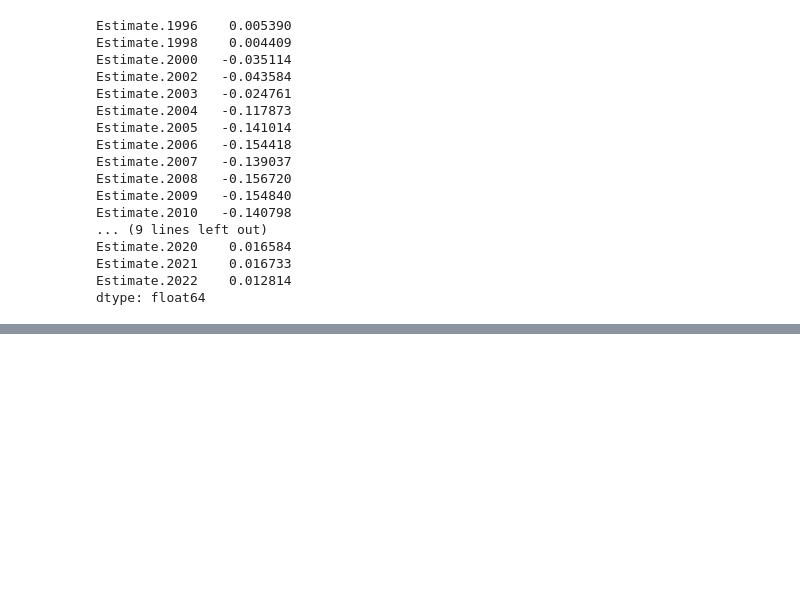
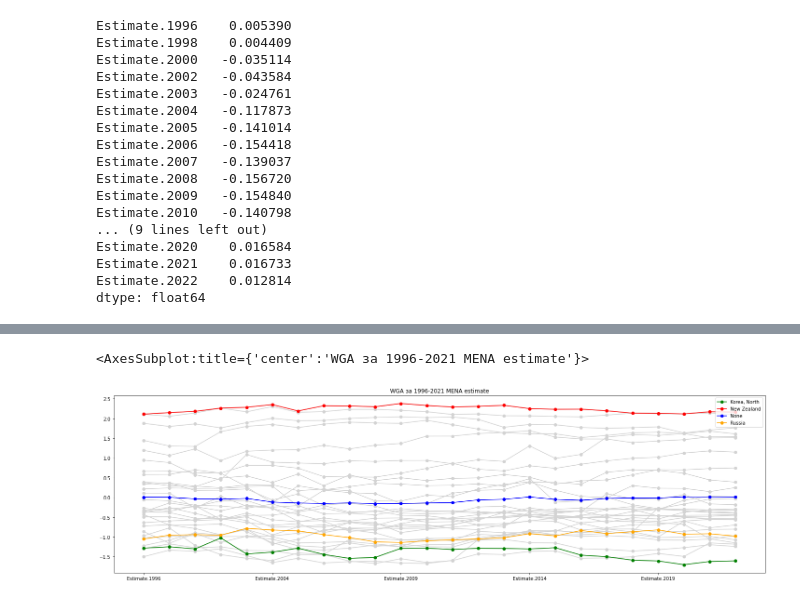
Before and after one commit to Trickster2038/BMSTU-M2-ML-METHODS, a Jupyter notebook: hw1/hw1.ipynb, the cells around one changed output, grey strips where cells are left out. Saved outputs shown, nothing was run; the diff lists cells and outputs as text; code cells hidden in the pictures; blank space fills up the shorter version.

```diff
--- a/hw1/hw1.ipynb
+++ b/hw1/hw1.ipynb
@@ -174,7 +174,8 @@ max_W
 'New Zealand'
 # %%
 #вывод среднего значения за каждый период
-WGI.mean()
+mean = WGI.mean()
+mean
 # %% [output]
 Estimate.1996    0.005390
 Estimate.1998    0.004409
@@ -203,0 +197,15 @@ Index(['Code', 'Region', 'Estimate', 'StdErr', 'NumSrc', 'Rank', 'Lower',
+# %%
+WGI = WGI.T
+# %%
+#выод графика индекса для всех стран региона AP
+WGI.plot(color='lightgrey', grid=1, figsize=(25,7),
+         title='WGA за 1996-2021 MENA estimate', marker='o', legend = False)
+WGI[min_W].plot(color='green', marker='o', legend = True)#вывод графика по минимальному значению
+WGI[max_W].plot(color='red', marker='o', legend = True)#вывод графика по максимальному значению
+mean.plot(color='blue', marker='o', legend = True)#вывод графика по среднему значению
+# #Вывод графика по России
+df_russia = merged_df[merged_df["Country"].str.contains('Russ')].set_index('Country')
+df_russia.filter(regex='Estimate').T["Russia"].plot(color='orange',marker='o', legend = True)
+# %% [output]
+<AxesSubplot:title={'center':'WGA за 1996-2021 MENA estimate'}>
+[figure, added]
```
Also changed, not shown: parts of 9 cells of this notebook.
